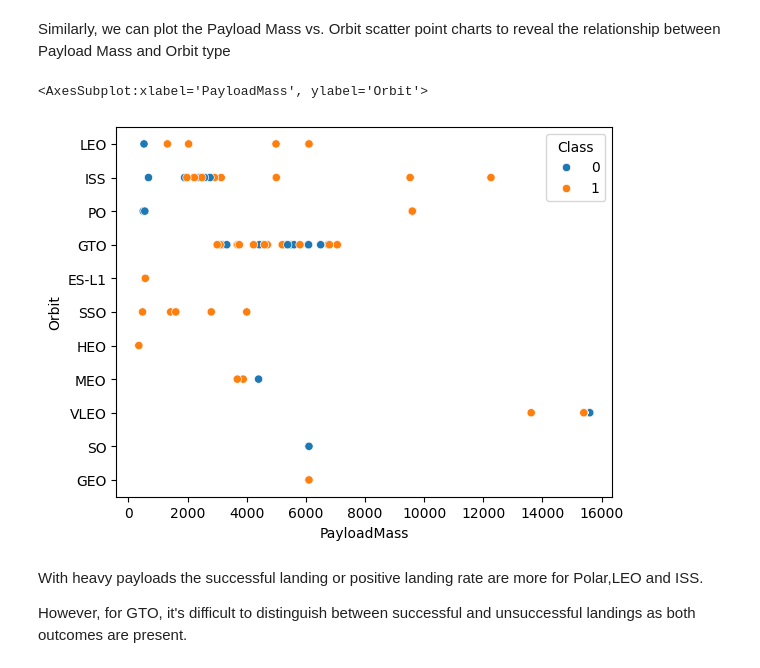
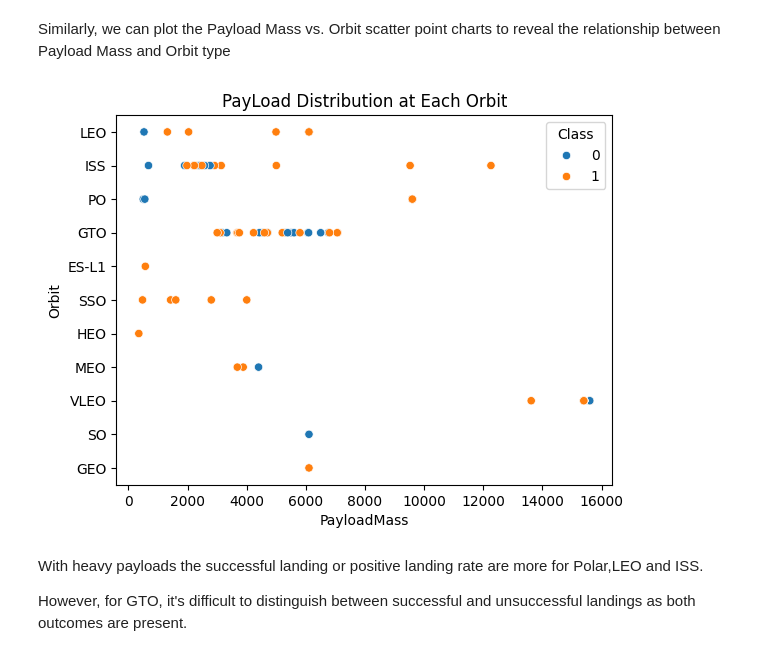
Before and after one commit to KarthikNot/applied-data-science-capstone, a Jupyter notebook: eda-viz.ipynb, the cells around one changed output. Cells and saved outputs as stored; diff of their text form; code cells hidden in the pictures.

```diff
--- a/eda-viz.ipynb
+++ b/eda-viz.ipynb
@@ -62,13 +54,13 @@ please provide us feedback at https://github.com/pandas-dev/pandas/issues/54466
 # %% [markdown]
 First, let's read the SpaceX dataset into a Pandas dataframe and print its summary
 # %%
-from js import fetch
+# from js import fetch
 import io
 
 URL = "https://cf-courses-data.s3.us.cloud-object-storage.appdomain.cloud/IBM-DS0321EN-SkillsNetwork/datasets/dataset_part_2.csv"
-resp = await fetch(URL)
-dataset_part_2_csv = io.BytesIO((await resp.arrayBuffer()).to_py())
-df=pd.read_csv(dataset_part_2_csv)
+# resp = await fetch(URL)
+# dataset_part_2_csv = io.BytesIO((await resp.arrayBuffer()).to_py())
+df=pd.read_csv(URL)
 df.head(5)
 # %% [output]
 |  | FlightNumber | Date | BoosterVersion | PayloadMass | Orbit | LaunchSite | Outcome | Flights | GridFins | ... |
@@ -157,9 +160,12 @@ Similarly, we can plot the Payload Mass vs. Orbit scatter point charts to reveal
 # %%
 # Plot a scatter point chart with x axis to be Payload Mass and y axis to be the Orbit, and hue to be the class value
 sns.scatterplot(x = 'PayloadMass', y = 'Orbit', data = df, hue = 'Class')
+
+plt.title('PayLoad Distribution at Each Orbit')
+
+plt.show()
 # %% [output]
-<AxesSubplot:xlabel='PayloadMass', ylabel='Orbit'>
-[figure, old version]
+[figure, new version]
 # %% [markdown]
 With heavy payloads the successful landing or positive landing rate are more for Polar,LEO and ISS.
 
```
Also changed, not shown: parts of 11 cells of this notebook, 5 other files.
